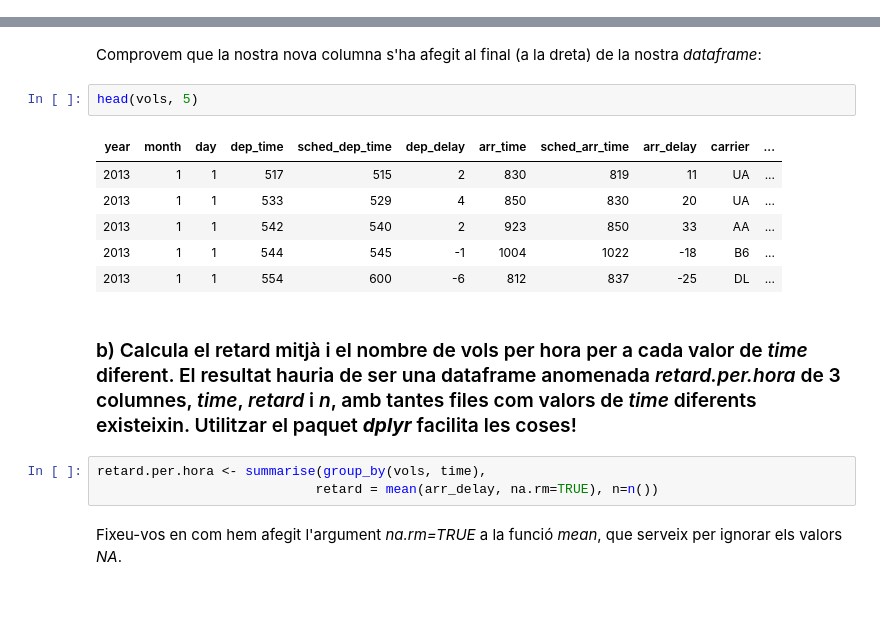
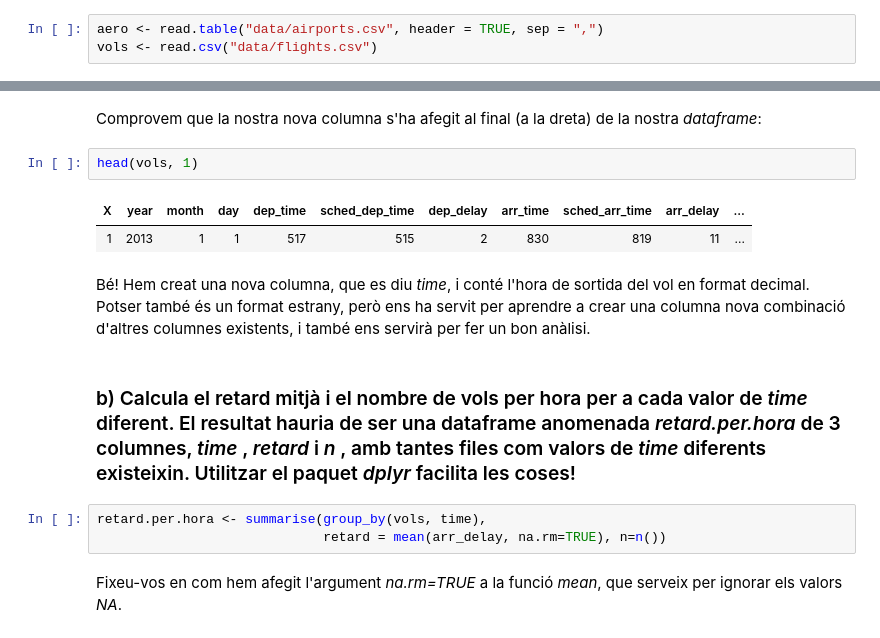
Before and after one commit to jantonz/IntroductionR, a Jupyter notebook: exercici_dplyr_i_ggplot2.ipynb, the cells around one changed output, grey strips where cells are left out. Saved outputs shown, nothing was run; the diff lists cells and outputs as text; blank space fills up the shorter version.

```diff
--- a/exercici_dplyr_i_ggplot2.ipynb
+++ b/exercici_dplyr_i_ggplot2.ipynb
@@ -29,0 +49,3 @@ vols <- flights
+# %%
+aero <- read.table("data/airports.csv", header = TRUE, sep = ",")
+vols <- read.csv("data/flights.csv")
@@ -92,19 +126,17 @@ vols$time <- vols$hour + vols$minute / 60
 # %% [markdown]
 Comprovem que la nostra nova columna s'ha afegit al final (a la dreta) de la nostra _dataframe_:
 # %%
-head(vols, 5)
+head(vols, 1)
 # %% [output]
-| year | month | day | dep_time | sched_dep_time | dep_delay | arr_time | sched_arr_time | arr_delay | carrier | ... |
-| 2013 | 1 | 1 | 517 | 515 | 2 | 830 | 819 | 11 | UA | ... |
-| 2013 | 1 | 1 | 533 | 529 | 4 | 850 | 830 | 20 | UA | ... |
-| 2013 | 1 | 1 | 542 | 540 | 2 | 923 | 850 | 33 | AA | ... |
-| 2013 | 1 | 1 | 544 | 545 | -1 | 1004 | 1022 | -18 | B6 | ... |
-| 2013 | 1 | 1 | 554 | 600 | -6 | 812 | 837 | -25 | DL | ... |
+| X | year | month | day | dep_time | sched_dep_time | dep_delay | arr_time | sched_arr_time | arr_delay | ... |
+| 1 | 2013 | 1 | 1 | 517 | 515 | 2 | 830 | 819 | 11 | ... |
+# %% [markdown]
+Bé! Hem creat una nova columna, que es diu _time_, i conté l'hora de sortida del vol en format decimal. Potser també és un format estrany, però ens ha servit per aprendre a crear una columna nova combinació d'altres columnes existents, i també ens servirà per fer un bon anàlisi.
 # %% [markdown]
-### b) Calcula el retard mitjà i el nombre de vols per hora per a cada valor de _time_ diferent. El resultat hauria de ser una dataframe anomenada _retard.per.hora_ de 3 columnes, _time_, _retard_ i _n_, amb tantes files com valors de _time_ diferents existeixin. Utilitzar el paquet _**dplyr**_ facilita les coses!
+### b) Calcula el retard mitjà i el nombre de vols per hora per a cada valor de *time* diferent. El resultat hauria de ser una dataframe anomenada *retard.per.hora* de 3 columnes, *time* , *retard* i *_n_* , amb tantes files com valors de *time* diferents existeixin. Utilitzar el paquet _dplyr_ facilita les coses!
 # %%
 retard.per.hora <- summarise(group_by(vols, time),
-                            retard = mean(arr_delay, na.rm=TRUE), n=n())
+                             retard = mean(arr_delay, na.rm=TRUE), n=n())
 # %% [markdown]
 Fixeu-vos en com hem afegit l'argument _na.rm=TRUE_ a la funció _mean_, que serveix per ignorar els valors _NA_.
 # %% [markdown]
```
Also changed, not shown: parts of 71 cells of this notebook, 8 other files.
